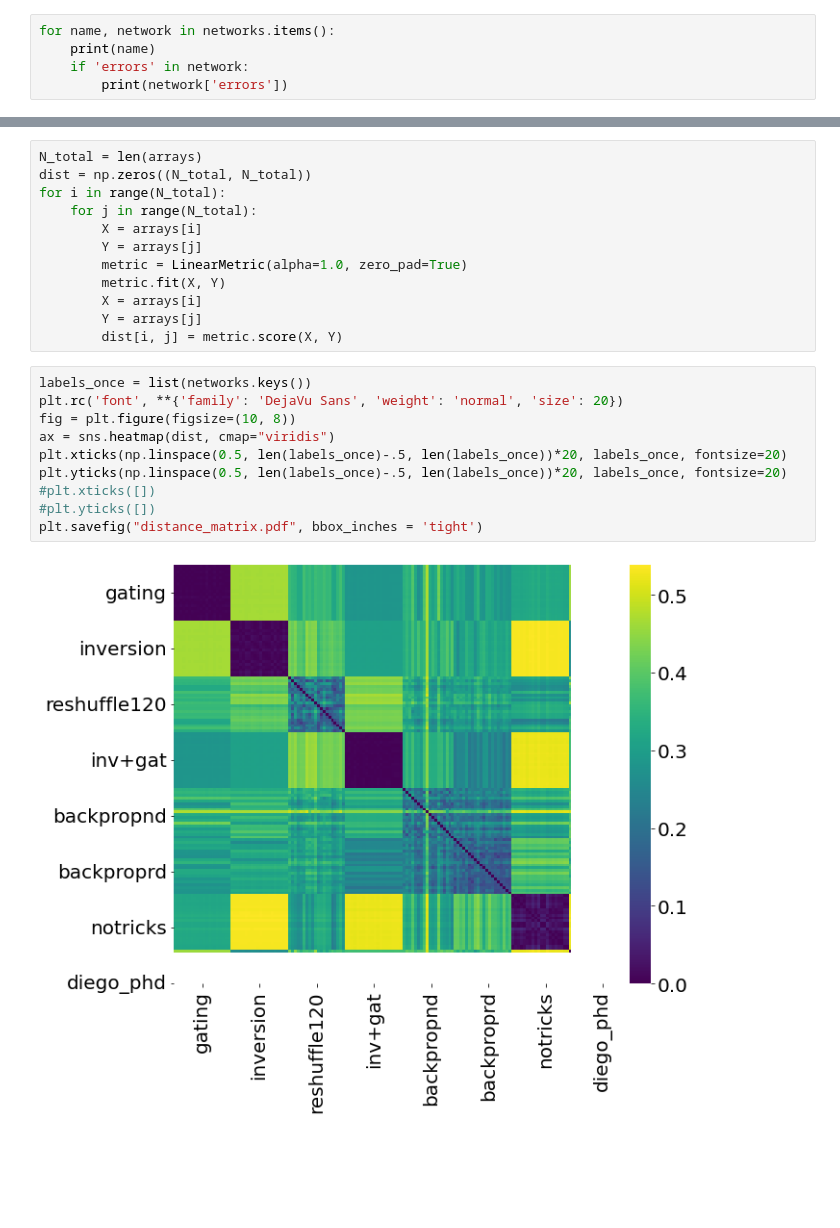
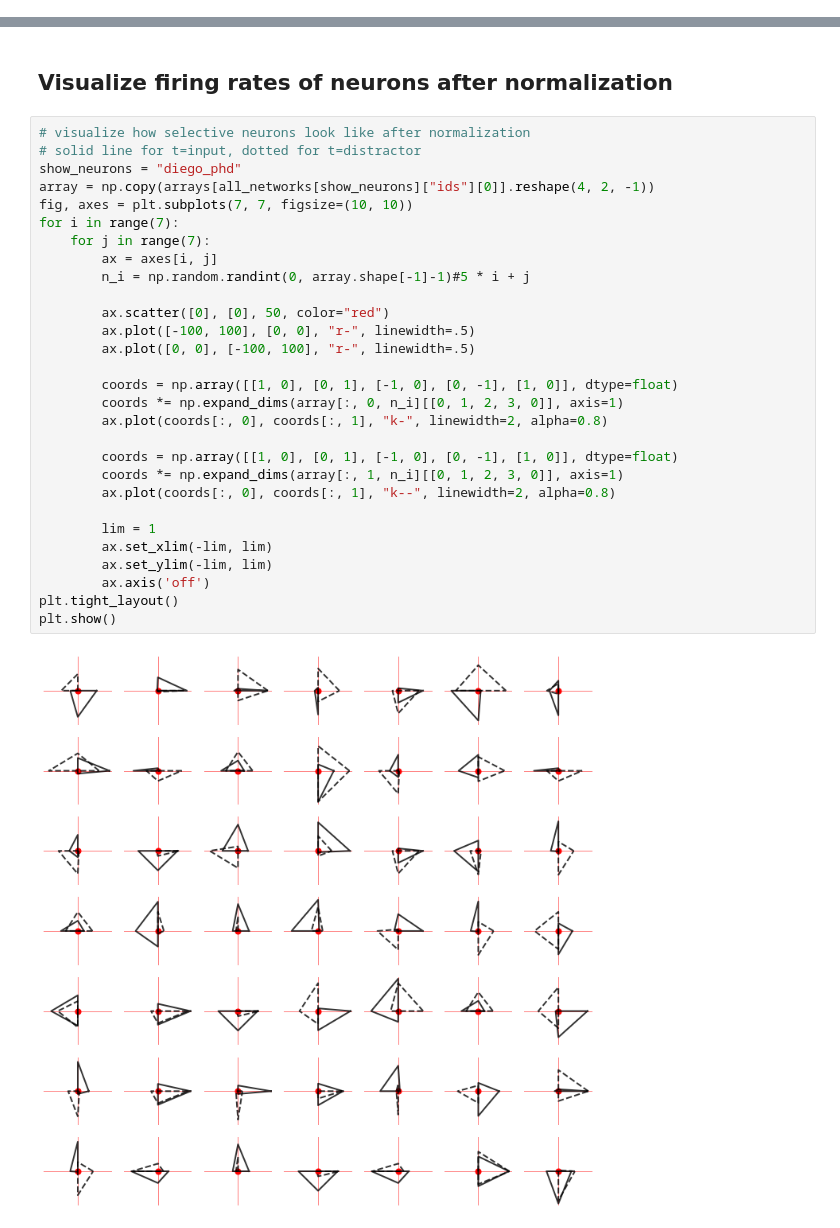
Before and after one commit to azaho/ccn_story3, a Jupyter notebook: netdist.ipynb, the cells around one changed output, grey strips where cells are left out. Drawn from its saved outputs; the diff is of its cells as text; blank space fills up the shorter version.

```diff
--- a/netdist.ipynb
+++ b/netdist.ipynb
@@ -82,5 +169,0 @@ for network_name, network in networks.items():
-# %%
-for name, network in networks.items():
-    print(name)
-    if 'errors' in network:
-        print(network['errors'])
@@ -172,24 +219,33 @@ for network_name, network in networks.items():
-# %%
-N_total = len(arrays)
-dist = np.zeros((N_total, N_total))
-for i in range(N_total):
-    for j in range(N_total):
-        X = arrays[i]
-        Y = arrays[j]
-        metric = LinearMetric(alpha=1.0, zero_pad=True)
-        metric.fit(X, Y)
-        X = arrays[i]
-        Y = arrays[j]
-        dist[i, j] = metric.score(X, Y)
-# %%
-labels_once = list(networks.keys())
-plt.rc('font', **{'family': 'DejaVu Sans', 'weight': 'normal', 'size': 20})
-fig = plt.figure(figsize=(10, 8))
-ax = sns.heatmap(dist, cmap="viridis")
-plt.xticks(np.linspace(0.5, len(labels_once)-.5, len(labels_once))*20, labels_once, fontsize=20)
-plt.yticks(np.linspace(0.5, len(labels_once)-.5, len(labels_once))*20, labels_once, fontsize=20)
-#plt.xticks([])
-#plt.yticks([])
-plt.savefig("distance_matrix.pdf", bbox_inches = 'tight')
-# %% [output]
-[figure, removed]
+# %% [markdown]
+## Visualize firing rates of neurons after normalization
+# %%
+# visualize how selective neurons look like after normalization
+# solid line for t=input, dotted for t=distractor
+show_neurons = "diego_phd"
+array = np.copy(arrays[all_networks[show_neurons]["ids"][0]].reshape(4, 2, -1))
+fig, axes = plt.subplots(7, 7, figsize=(10, 10))
+for i in range(7):
+    for j in range(7):
+        ax = axes[i, j]
+        n_i = np.random.randint(0, array.shape[-1]-1)#5 * i + j
+
+        ax.scatter([0], [0], 50, color="red")
+        ax.plot([-100, 100], [0, 0], "r-", linewidth=.5)
+        ax.plot([0, 0], [-100, 100], "r-", linewidth=.5)
+
+        coords = np.array([[1, 0], [0, 1], [-1, 0], [0, -1], [1, 0]], dtype=float)
+        coords *= np.expand_dims(array[:, 0, n_i][[0, 1, 2, 3, 0]], axis=1)
+        ax.plot(coords[:, 0], coords[:, 1], "k-", linewidth=2, alpha=0.8)
+
+        coords = np.array([[1, 0], [0, 1], [-1, 0], [0, -1], [1, 0]], dtype=float)
+        coords *= np.expand_dims(array[:, 1, n_i][[0, 1, 2, 3, 0]], axis=1)
+        ax.plot(coords[:, 0], coords[:, 1], "k--", linewidth=2, alpha=0.8)
+
+        lim = 1
+        ax.set_xlim(-lim, lim)
+        ax.set_ylim(-lim, lim)
+        ax.axis('off')
+plt.tight_layout()
+plt.show()
+# %% [output]
+[figure, added]
```
Also changed, not shown: parts of 21 cells of this notebook.
